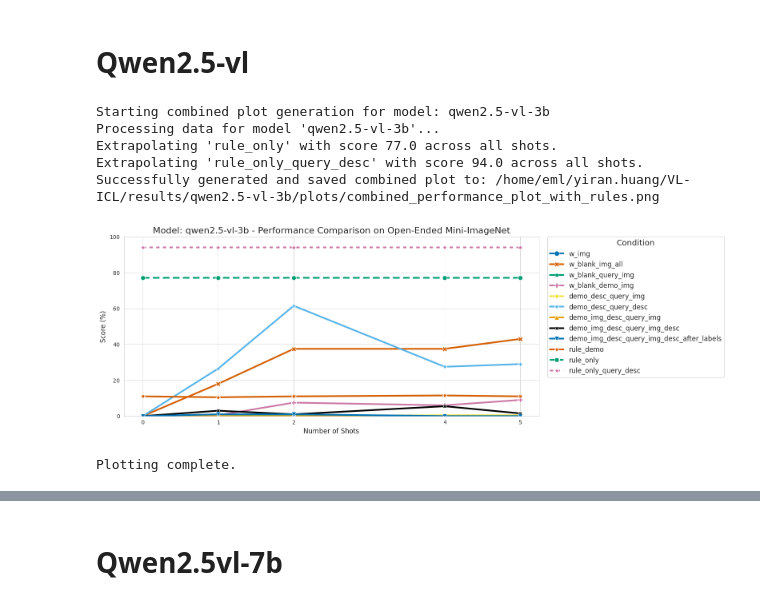
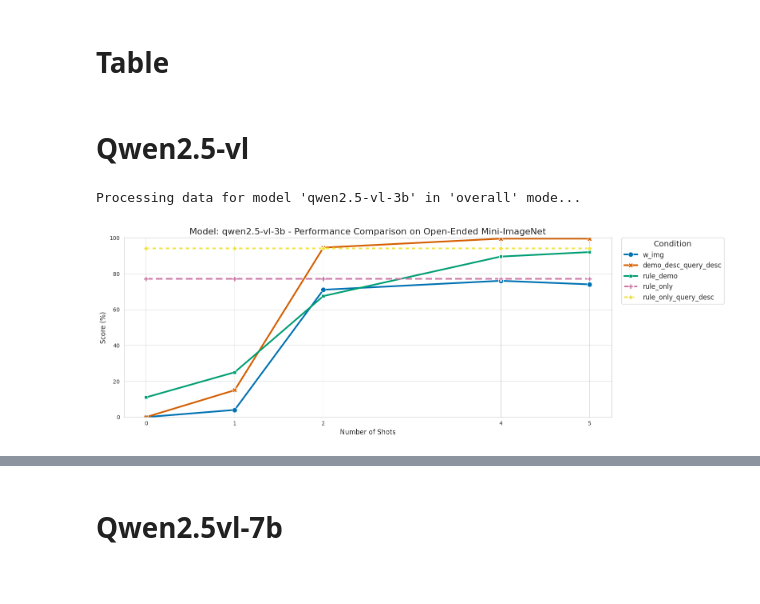
Before and after one commit to YiranHuangIrene/VL-ICL, a Jupyter notebook: visualize_results_open_mi.ipynb, the cells around one changed output, grey strips where cells are left out. Saved outputs shown, nothing was run; the diff lists cells and outputs as text; code cells hidden in the pictures.

```diff
--- a/visualize_results_open_mi.ipynb
+++ b/visualize_results_open_mi.ipynb
@@ -162,0 +234,2 @@ def plot_combined_model_results(json_filepath, model_name, output_path):
+# %% [markdown]
+# Table
@@ -165,30 +521,13 @@ def plot_combined_model_results(json_filepath, model_name, output_path):
 # %%
 import json
 import matplotlib.pyplot as plt
 import seaborn as sns
 import os
 import pandas as pd
 
-# --- Configuration ---
-# Define the model and the path to the results file.
 target_model = "qwen2.5-vl-3b"
-json_file_path = f"/home/eml/yiran.huang/VL-ICL/results/{target_model}/compiled_evaluation_results_{target_model}.json"
-# Define the output directory for the combined plot.
-output_plot_path = f"/home/eml/yiran.huang/VL-ICL/results/{target_model}/plots/combined_performance_plot_with_rules.png"
-# Ensure the output directory exists.
-output_plots_directory = os.path.dirname(output_plot_path)
-if not os.path.exists(output_plots_directory):
-    os.makedirs(output_plots_directory)
-
-# --- Run the function ---
-print(f"Starting combined plot generation for model: {target_model}")
-plot_combined_model_results(json_file_path, target_model, output_plot_path)
-print("\nPlotting complete.")
+json_file_path = f"/home/eml/yiran.huang/VL-ICL/results/{target_model}/compiled_evaluation_results_{target_model}_test.json"
+plot_results(json_file_path, target_model,mode="overall")
 # %% [output]
-Starting combined plot generation for model: qwen2.5-vl-3b
-Processing data for model 'qwen2.5-vl-3b'...
-Extrapolating 'rule_only' with score 77.0 across all shots.
-Extrapolating 'rule_only_query_desc' with score 94.0 across all shots.
-Successfully generated and saved combined plot to: /home/eml/yiran.huang/VL-ICL/results/qwen2.5-vl-3b/plots/combined_performance_plot_with_rules.png
+Processing data for model 'qwen2.5-vl-3b' in 'overall' mode...
-[figure, old version]
+[figure, new version]
-Plotting complete.
```
Also changed, not shown: parts of 11 cells of this notebook, 4 other files.
